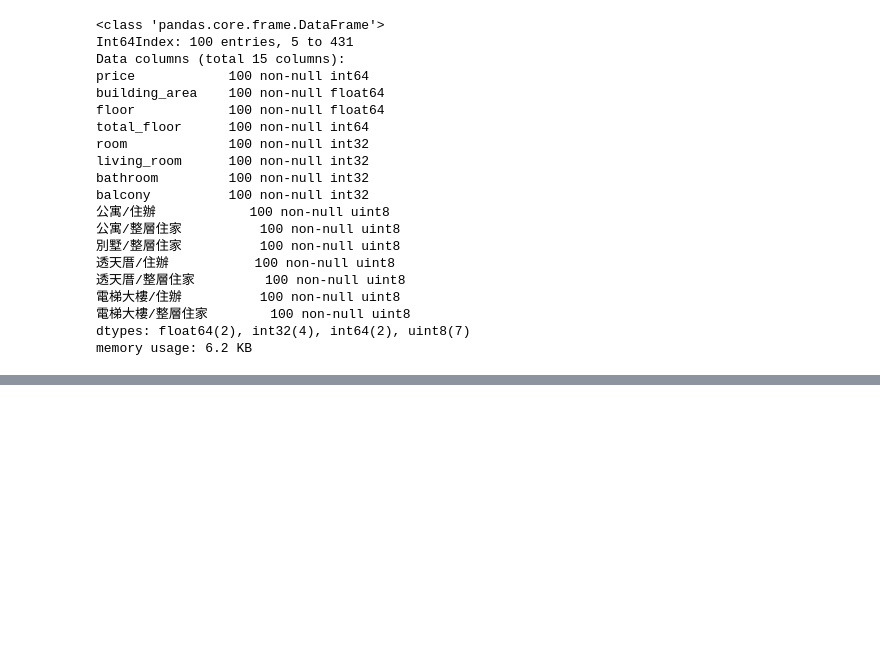
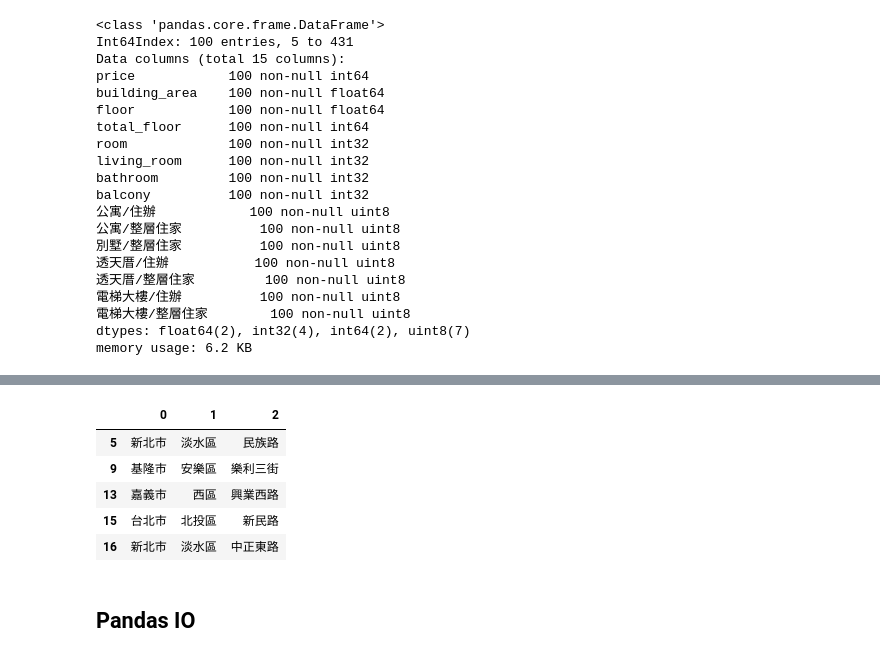
Before and after one commit to ywchiu/cdc_course, a Jupyter notebook: Demo20190524.ipynb, the cells around one changed output, grey strips where cells are left out. Saved outputs shown, nothing was run; the diff lists cells and outputs as text; code cells hidden in the pictures; blank space fills up the shorter version.

```diff
--- a/Demo20190524.ipynb
+++ b/Demo20190524.ipynb
@@ -613,0 +804,11 @@ memory usage: 6.2 KB
+# %%
+df['address'].str.extract('(\w+[市縣])(\w+[區市鄉鎮])(\w+[路街])').head()
+# %% [output]
+|  | 0 | 1 | 2 |
+| 5 | 新北市 | 淡水區 | 民族路 |
+| 9 | 基隆市 | 安樂區 | 樂利三街 |
+| 13 | 嘉義市 | 西區 | 興業西路 |
+| 15 | 台北市 | 北投區 | 新民路 |
+| 16 | 新北市 | 淡水區 | 中正東路 |
+# %% [markdown]
+## Pandas IO
```
Also changed, not shown: parts of 37 cells of this notebook.
